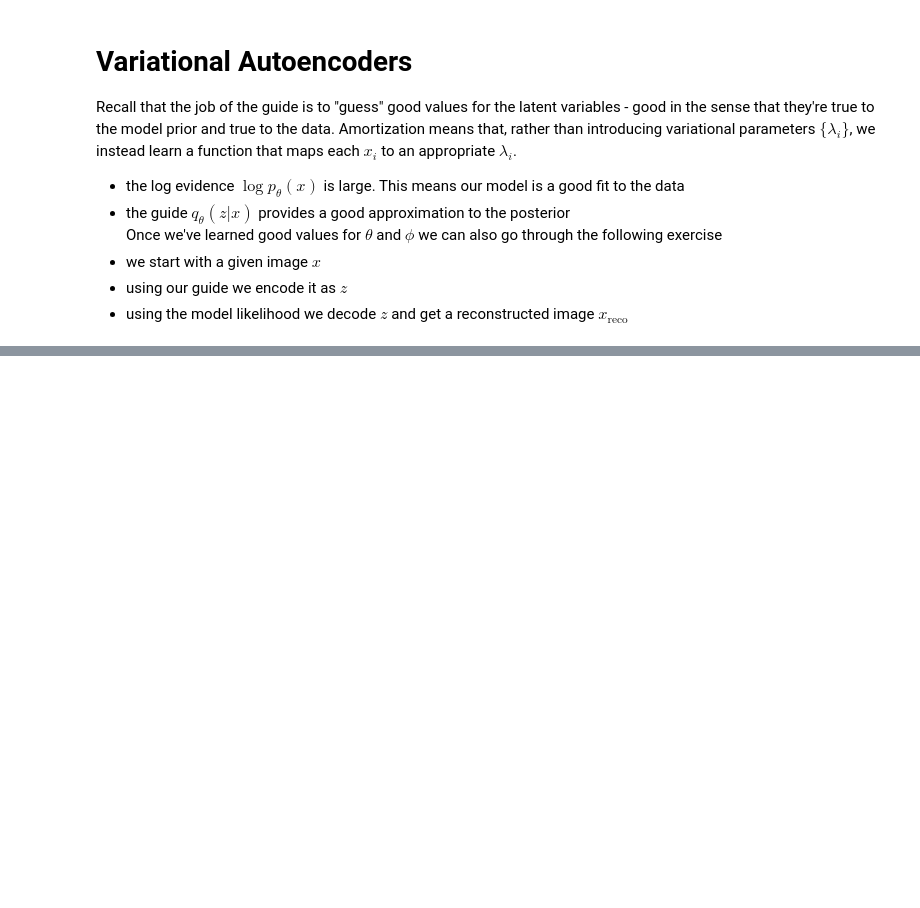
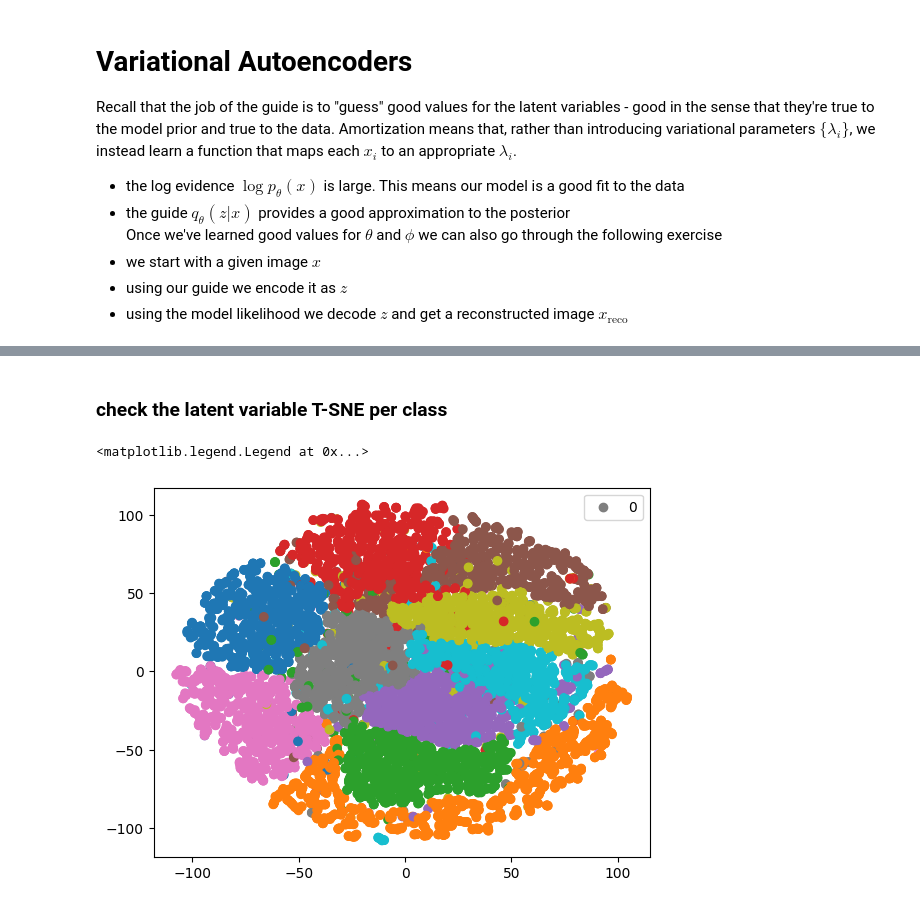
Before and after one commit to cb11711211/pMHC-TCR-binding-prediction, a Jupyter notebook: prediction_model/pyro_tutor.ipynb, the cells around one changed output, grey strips where cells are left out. Drawn from its saved outputs; the diff is of its cells as text; code cells hidden in the pictures; blank space fills up the shorter version.

```diff
--- a/prediction_model/pyro_tutor.ipynb
+++ b/prediction_model/pyro_tutor.ipynb
@@ -1094,0 +1176,18 @@ test_frequency = 5
+# %% [markdown]
+### check the latent variable T-SNE per class
+# %%
+# using T-SNE
+from sklearn.manifold import TSNE
+import numpy as np
+
+# get the data of test dataset
+test_data = test_loader.dataset.data.view(-1, 28*28).numpy()
+test_target = test_loader.dataset.targets.numpy()
+
+embedding = TSNE(n_components=2, learning_rate='auto', init='random', perplexity=3).fit_transform(test_data)
+
+plt.scatter(embedding[:, 0], embedding[:, 1], c=test_target, cmap='tab10')
+plt.legend(np.arange(10))
+# %% [output]
+<matplotlib.legend.Legend at 0x...>
+[figure, added]
```
Also changed, not shown: parts of 18 cells of this notebook.
